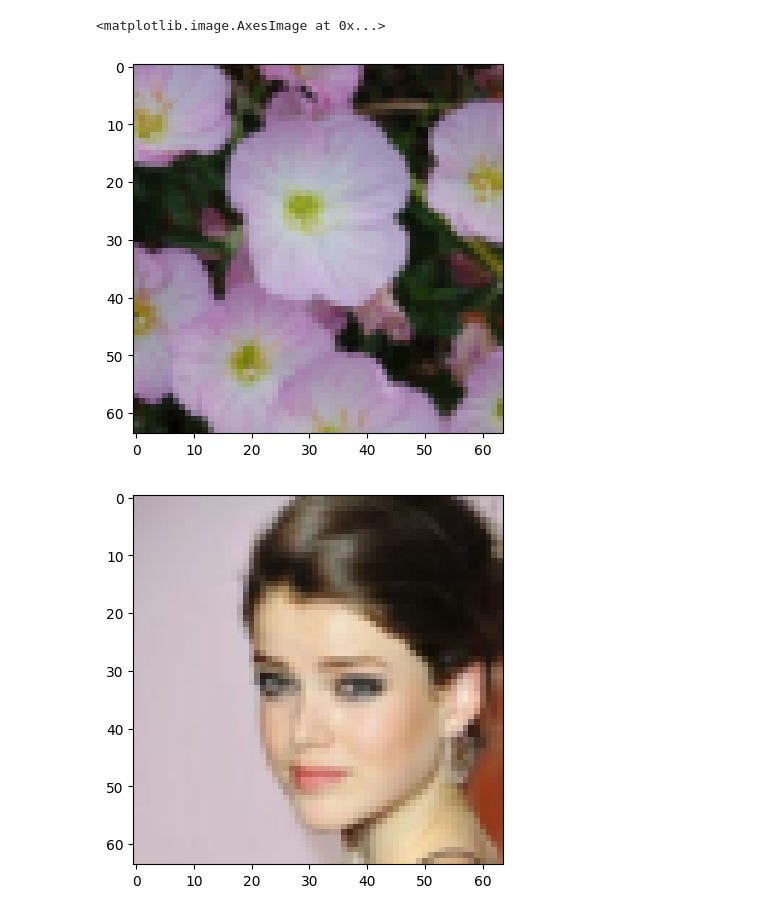
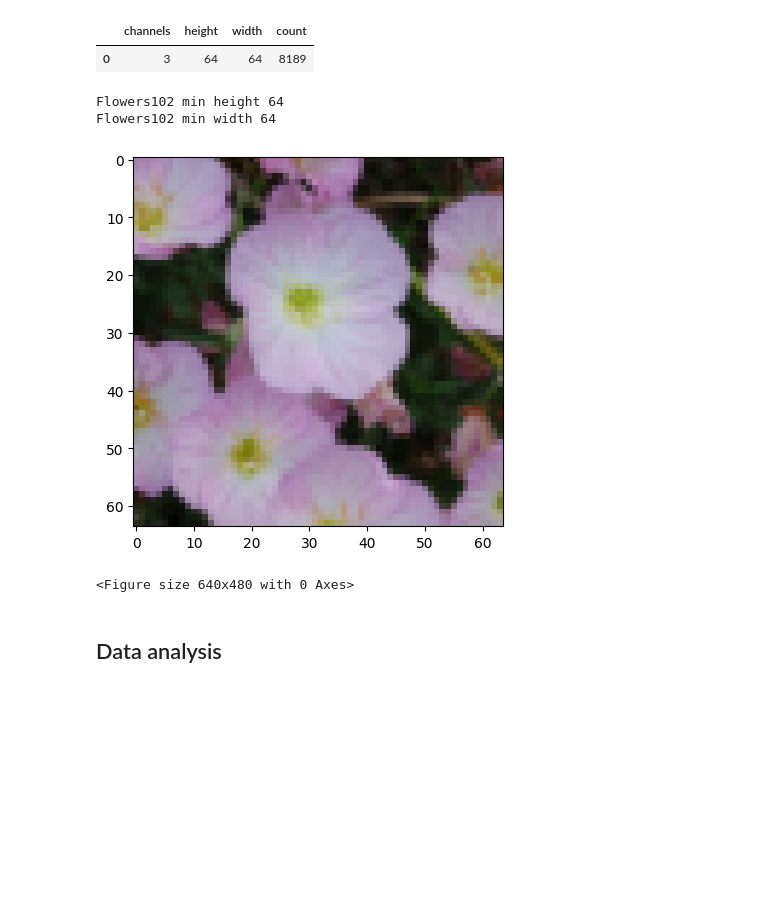
Before and after one commit to asztrikx/bme-diffusion-model, a Jupyter notebook: main.ipynb, the cells around one changed output. Drawn from its saved outputs; the diff is of its cells as text; code cells hidden in the pictures; blank space fills up the shorter version.

Commit message:
feat: data module

```diff
--- a/main.ipynb
+++ b/main.ipynb
@@ -22,29 +231,14 @@ torch.manual_seed(42)
 # %%
-# Dataset
-from torchvision import datasets
-
-flowers_orig = torch.utils.data.ConcatDataset([
-	datasets.Flowers102('./data', download=True, split="train"),
-	datasets.Flowers102('./data', download=True, split="test"),
-	datasets.Flowers102('./data', download=True, split="val")
-])
-
-celeba_orig = torch.utils.data.Subset(
-	datasets.CelebA('./data', download=True, split="all"),
-		# To compare the model on a different dataset it should be the same size (currently 8k vs 200k)
-	np.random.choice(len(flowers_orig), len(flowers_orig), replace=False)
-)
-
-# Show sizes
-def analyze_size(imgs, text):
+# Show sizes of images
+def analyze_size(imgs, text, cols=["height", "width", "channels"]):
 	sizes = pd.DataFrame([np.array(img).shape for img, _ in imgs])
-	cols = ["height", "width", "channels"]
 	sizes.columns = cols
 	grouped_df = sizes.groupby(cols).size().reset_index(name='count')
 	display(grouped_df.head())
 	print(text, "min height", sizes["height"].min())
 	print(text, "min width", sizes["width"].min())
 
-analyze_size(flowers_orig, "Flowers102")
-analyze_size(celeba_orig, "CelebA")
+analyze_size(flowers_dm.concat_dataset, flowers_dm.name)
+if is_celeba_on:
+  analyze_size(celeba_dm.concat_dataset, celeba_dm.name)
 # %% [output]
@@ -116,9 +253,28 @@ CelebA min width 64
+# %%
+ # Show sizes of transformed images
+def analyze_transformed(dataset, transform, text):
+  dataset = [(transform(img), target) for img, target in dataset]
+  analyze_size(dataset, text, ["channels", "height", "width"])
+  images = np.array([np.array(img) for img, target in dataset])
+  return images
+
+flower_tensors = analyze_transformed(flowers_dm.concat_dataset, flowers_dm.base_transform, flowers_dm.name)
+if is_celeba_on:
+  celeba_tensors = analyze_transformed(celeba_dm.concat_dataset, celeba_dm.base_transform, celeba_dm.name)
+# %% [output]
+|  | channels | height | width | count |
+| 0 | 3 | 64 | 64 | 8189 |
+Flowers102 min height 64
+Flowers102 min width 64
 # %%
-plt.imshow(tensorToImage(torch.from_numpy(flowerTensors[0])))
+# Transformed image visualization
+plt.imshow(flowers_dm.reverse_transform(torch.from_numpy(flower_tensors[0])))
 plt.figure()
-plt.imshow(tensorToImage(torch.from_numpy(celebaTensors[0])))
+if is_celeba_on:
+  plt.imshow(celeba_dm.reverse_transform(torch.from_numpy(celeba_tensors[0])))
 # %% [output]
+[figure]
-<matplotlib.image.AxesImage at 0x...>
+<Figure size 640x480 with 0 Axes>
-[figure]
-[figure, removed]
+# %% [markdown]
+## Data analysis
 # %%
```
Also changed, not shown: parts of 23 cells of this notebook.
